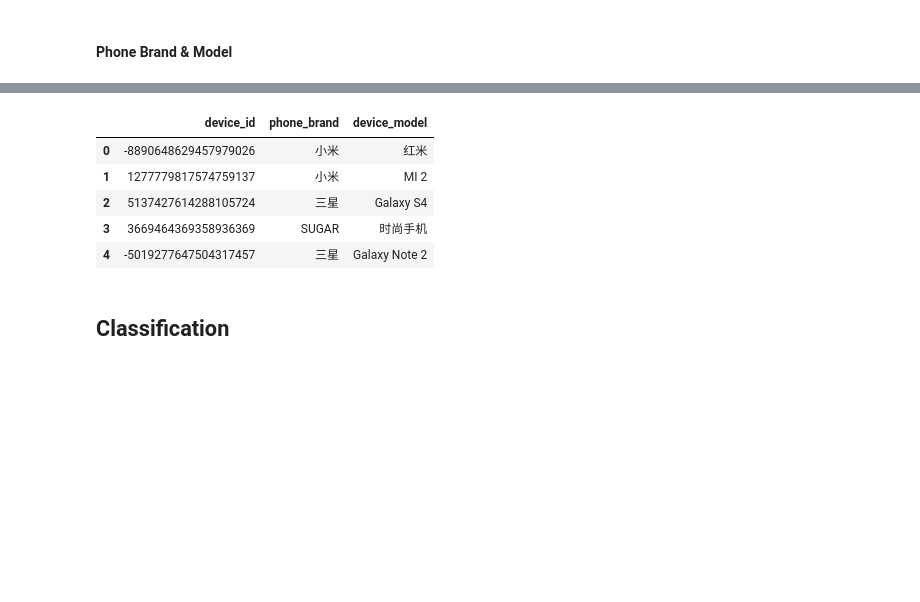
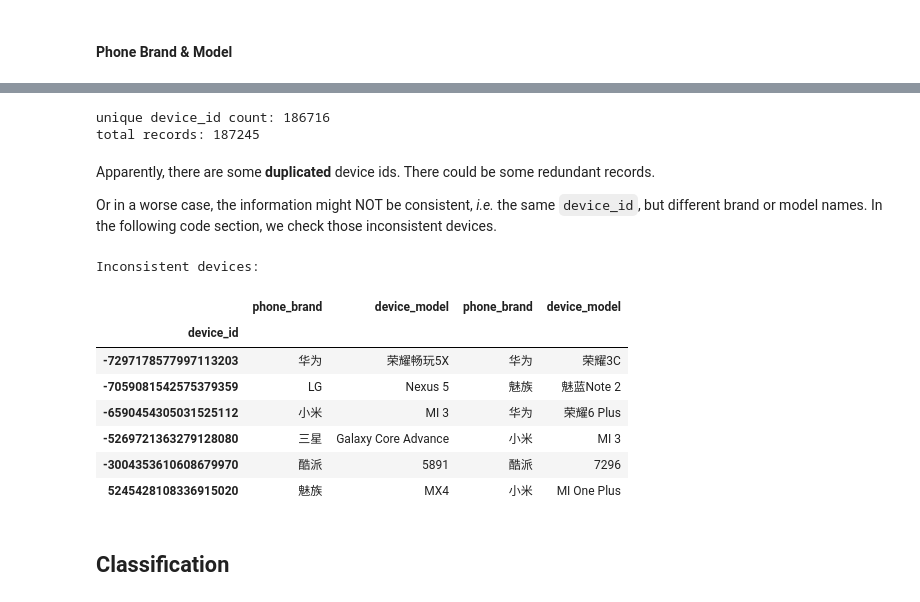
Before and after one commit to liaison/TalkingData, a Jupyter notebook: scripts/talking_data.ipynb, the cells around one changed output, grey strips where cells are left out. Drawn from its saved outputs; the diff is of its cells as text; code cells hidden in the pictures; blank space fills up the shorter version.

Commit message:
check duplication and inconsistency in the phone-brand-model data.

````diff
--- a/scripts/talking_data.ipynb
+++ b/scripts/talking_data.ipynb
@@ -82,12 +90,43 @@ df_phone_brand_device_model = pd.read_csv('../data/phone_brand_device_model.csv'
-# %%
-df_phone_brand_device_model.head()
-# %% [output]
-|  | device_id | phone_brand | device_model |
-| 0 | -8890648629457979026 | 小米 | 红米 |
-| 1 | 1277779817574759137 | 小米 | MI 2 |
-| 2 | 5137427614288105724 | 三星 | Galaxy S4 |
-| 3 | 3669464369358936369 | SUGAR | 时尚手机 |
-| 4 | -5019277647504317457 | 三星 | Galaxy Note 2 |
+# %%
+print('unique device_id count:', df_phone_brand_device_model.device_id.nunique())
+print('total records:', len(df_phone_brand_device_model))
+# %% [output]
+unique device_id count: 186716
+total records: 187245
+# %% [markdown]
+Apparently, there are some **duplicated** device ids. There could be some redundant records.
+
+Or in a worse case, the information might NOT be consistent, *i.e.* the same ```device_id```, but different brand or model names. In the following code section, we check those inconsistent devices.
+# %%
+device_id_group = df_phone_brand_device_model.groupby('device_id').size()
+
+# first, find out the device_id that appear at least twice.
+duplicate_device_ids = device_id_group[device_id_group > 1].index
+duplicate_devices = df_phone_brand_device_model.loc[
+    df_phone_brand_device_model.device_id.isin(duplicate_device_ids)]
+
+# first element within each group
+group_one = duplicate_devices.groupby('device_id').first()
+# last element within each group
+group_two = duplicate_devices.groupby('device_id').last()
+
+# find out those devices with the same 'device_id' but different brand or model name
+inconsistent_devices = (group_one != group_two).sum(axis=1).nonzero()
+
+# show the inconsistent device information
+print('Inconsistent devices:')
+pd.concat((group_one.iloc[inconsistent_devices],
+           group_two.iloc[inconsistent_devices]), axis=1)
+# %% [output]
+Inconsistent devices:
+|  | phone_brand | device_model | phone_brand | device_model |
+| device_id |  |  |  |  |
+| -7297178577997113203 | 华为 | 荣耀畅玩5X | 华为 | 荣耀3C |
+| -7059081542575379359 | LG | Nexus 5 | 魅族 | 魅蓝Note 2 |
+| -6590454305031525112 | 小米 | MI 3 | 华为 | 荣耀6 Plus |
+| -5269721363279128080 | 三星 | Galaxy Core Advance | 小米 | MI 3 |
+| -3004353610608679970 | 酷派 | 5891 | 酷派 | 7296 |
+| 5245428108336915020 | 魅族 | MX4 | 小米 | MI One Plus |
 # %% [markdown]
 ## Classification
 # %% [markdown]
````
Also changed, not shown: parts of 2 cells of this notebook.
